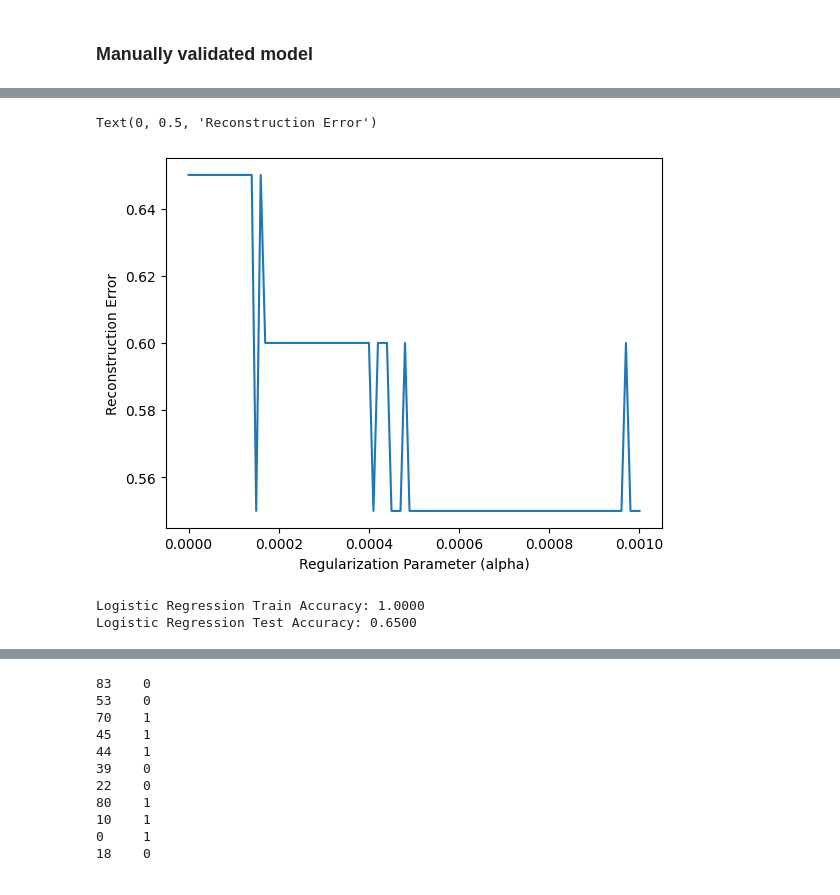
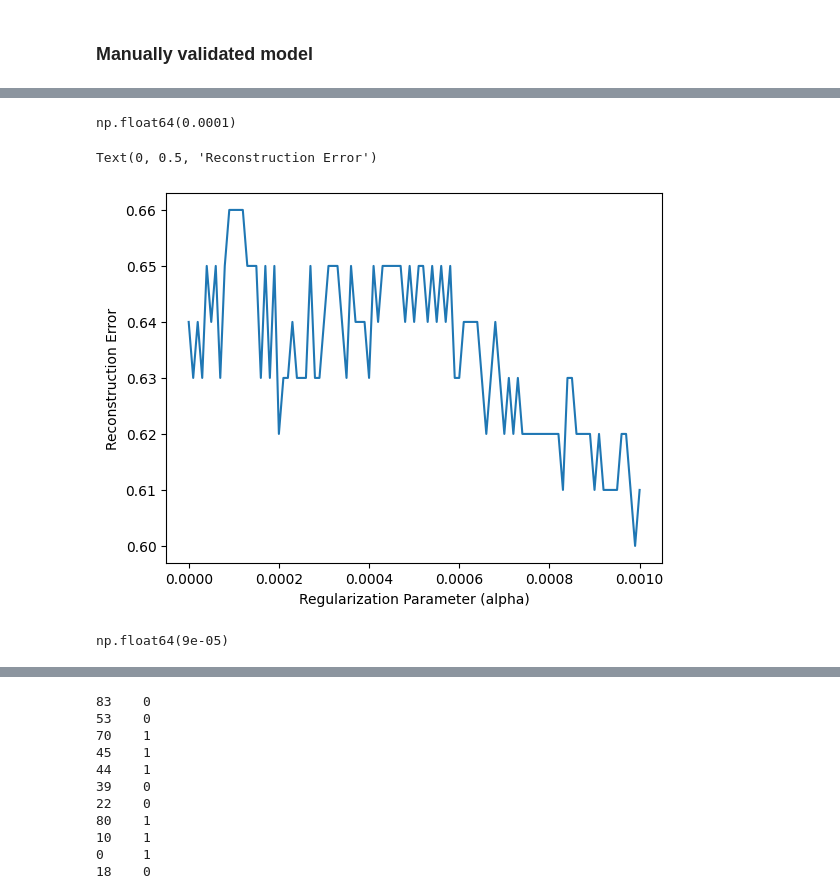
Before and after one commit to kevinqnb/scholarlm, a Jupyter notebook: examples/pond_lake.ipynb, the cells around one changed output, grey strips where cells are left out. Saved outputs shown, nothing was run; the diff lists cells and outputs as text; code cells hidden in the pictures.

```diff
--- a/examples/pond_lake.ipynb
+++ b/examples/pond_lake.ipynb
@@ -59,7 +58,8 @@ def process(
     result_df = result_df.copy()
 
     # Drop rows without any measurements
-    result_df = result_df.dropna(subset=['measurement'], how='all')
+    result_df = result_df.dropna(subset=['value'])
+    result_df = result_df.reset_index(drop=True)
 
     # Convert units
     for row_idx, row in result_df.iterrows():
@@ -72,6 +72,9 @@ def process(
                 result_df.at[row_idx, 'value'] = val * conversion_factor
             else:
                 result_df.at[row_idx, 'value'] = np.nan # Units not recognized
+
+    result_df = result_df.dropna(subset=['value'])
+    result_df = result_df.reset_index(drop=True)
 
     # Drop all unit columns
     result_df = result_df.drop(columns=["units"])
@@ -88,7 +91,7 @@ def process(
 conversion_table = {
     'depth': {"cm": 0.01, "feet": 0.3048, "km": 1000, "m": 1},
     'surface_area': {"km^2": 1e6, "ha": 1e4, "mi^2": 2.59e6, "m^2": 1},
-    'vegetation_cover': {"%": 0.01},
+    'vegetation_cover': {"percent": 0.01, "fraction": 1},
     'tn': {"mg/L": 1000, "µg/L": 1, "μmol/L": 14.01, "ppm": 1000, "ppb": 1},
     'tp': {"mg/L": 1000, "µg/L": 1, "μmol/L": 30.97, "ppm": 1000, "ppb": 1},
     'chl': {"mg/L": 1000, "µg/L": 1}
@@ -173,14 +222,3 @@ X = result_df_validated[context_columns + parametric_columns]
 y = result_df_validated['validation_status'].map(status_dict)
 
 X_train, X_test, y_train, y_test = train_test_split(X, y, test_size=0.2, random_state=42)
-# %%
-# Fitting regularization parameter for sparse PCA
-regularization_params = np.linspace(0.0, 0.1, 11)
-scores = []
-
-for alpha in regularization_params:
-    spca = SparsePCA(n_components=2, alpha=alpha, random_state=42)
-    spca.fit(X_train)
-    X_reconstructed = spca.inverse_transform(spca.transform(X_train))
-    score = np.linalg.norm(X_train - X_reconstructed) / X_train.shape[0]
-    scores.append(score)
@@ -214,10 +225,9 @@ scatter.legend_elements()[0]
 # %%
 # Fitting regularization parameter for logistic regression
 regularization_params = np.linspace(0.0, 0.001, 101)
-scores = []
+scores = np.empty((len(regularization_params), 5))
 
-for alpha in regularization_params:
+for i, alpha in enumerate(regularization_params):
     model = LogisticRegression(C=1/(alpha + 1e-10), penalty = "l1", solver = "liblinear", max_iter=1000)
-    model.fit(X_train, y_train)
-    score = model.score(X_test, y_test)
-    scores.append(score)
+    cv_results = cross_validate(model, X, y, cv=5, scoring='accuracy')
+    scores[i, :] = cv_results['test_score']
@@ -224,26 +247,31 @@ for alpha in regularization_params:
+# %%
+regularization_params[10]
+# %% [output]
+np.float64(0.0001)
 # %%
-plt.plot(regularization_params, scores)
+plt.plot(regularization_params, np.mean(scores, axis = 1))
 plt.xlabel('Regularization Parameter (alpha)')
 plt.ylabel('Reconstruction Error')
 # %% [output]
 Text(0, 0.5, 'Reconstruction Error')
-[figure, old version]
+[figure, new version]
+# %%
+regularization_params[np.argmax(np.mean(scores, axis=1))]
+# %% [output]
+np.float64(9e-05)
 # %%
 # Fit logistic regression model
-alpha = 0.0001
-model = LogisticRegression(C = 1/(alpha + 1e-10), penalty = "l1", solver='liblinear', max_iter=1000)
-model.fit(X_train, y_train)
-train_accuracy = model.score(X_train, y_train)
-print(f"Logistic Regression Train Accuracy: {train_accuracy:.4f}")
-accuracy = model.score(X_test, y_test)
-print(f"Logistic Regression Test Accuracy: {accuracy:.4f}")
+alpha = 9e-05
+model = LogisticRegression(C = 1/(alpha + 1e-10), penalty = "l1", solver='liblinear', max_iter=1000, random_state = 342)
+model.fit(X, y)
+#train_accuracy = model.score(X_train, y_train)
+#print(f"Logistic Regression Train Accuracy: {train_accuracy:.4f}")
+#accuracy = model.score(X, y)
+#print(f"Logistic Regression Test Accuracy: {accuracy:.4f}")
 
 coefficients = model.coef_[0]
 context_coefficients = coefficients[:-32].reshape(32, 32)
 parametric_coefficients = coefficients[-32:]
-# %% [output]
-Logistic Regression Train Accuracy: 1.0000
-Logistic Regression Test Accuracy: 0.6500
 # %%
 model.predict(X_test)
 # %% [output]
```
Also changed, not shown: parts of 29 cells of this notebook, 3 other files.
